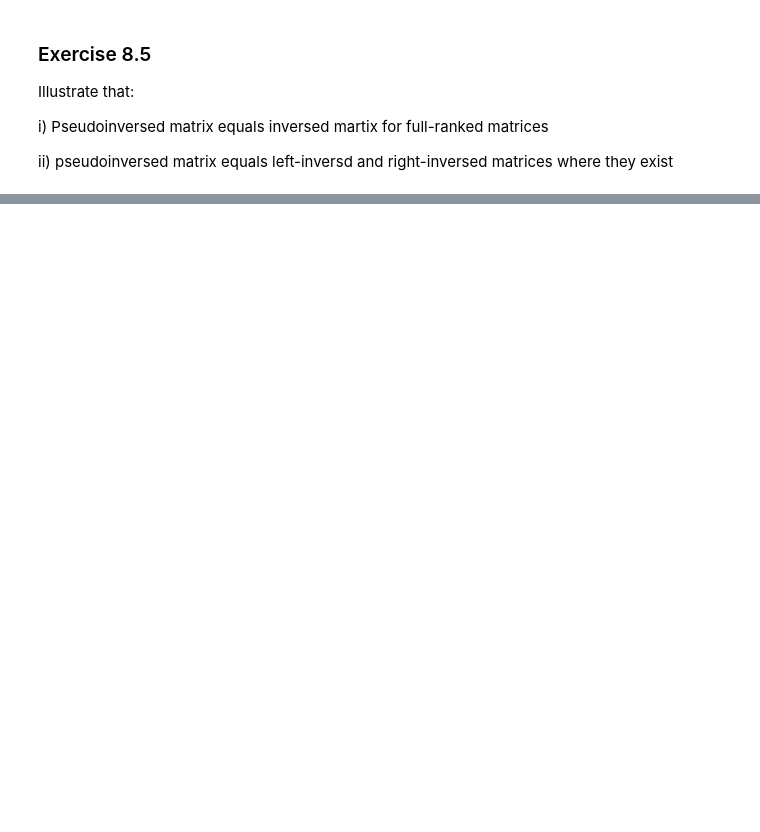
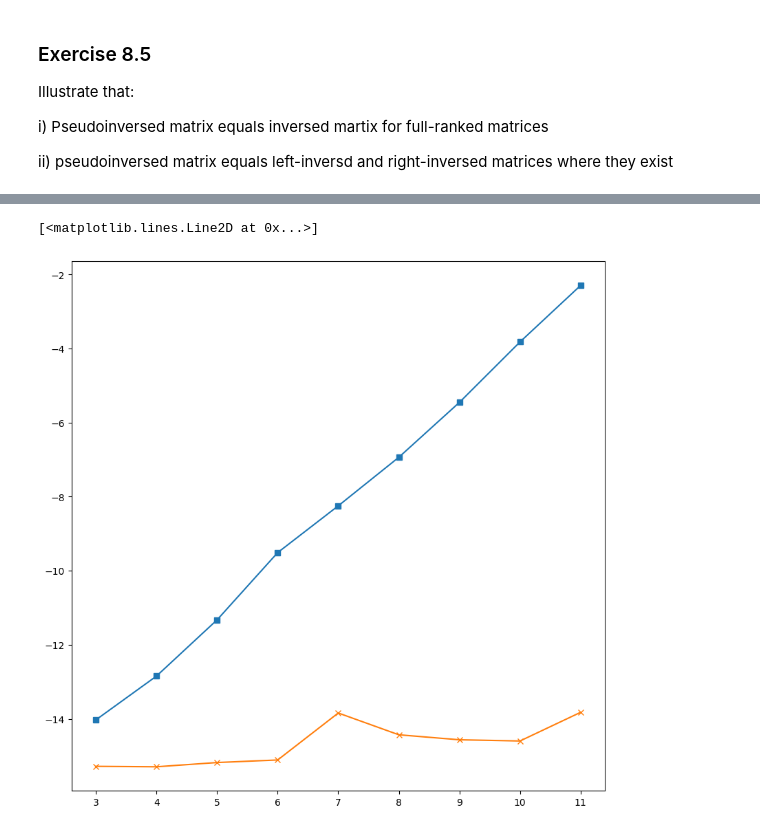
Before and after one commit to falasur/LA4DS, a Jupyter notebook: LA4DS_Ch8.ipynb, the cells around one changed output, grey strips where cells are left out. Cells and saved outputs as stored; diff of their text form; code cells hidden in the pictures; blank space fills up the shorter version.

```diff
--- a/LA4DS_Ch8.ipynb
+++ b/LA4DS_Ch8.ipynb
@@ -234,0 +286,16 @@ frobenius_distance(left_invert(A), np.linalg.pinv(A))
+# %%
+fd=[]
+
+for i in range(3,12):
+    H = hilbert(i, i)
+    R = np.random.randn(i,i)
+    G = np.linalg.inv(H)
+    S = np.linalg.inv(R)
+    fd.append([math.log(frobenius_distance(H@G, np.eye(i)), 10), math.log(frobenius_distance(R@S, np.eye(i)), 10)])
+fd = np.array(fd)
+# %%
+plt.plot(np.arange(3,12), fd[:, 0], 's-')
+plt.plot(np.arange(3,12), fd[:, 1], 'x-')
+# %% [output]
+[<matplotlib.lines.Line2D at 0x...>]
+[figure, added]
```
Also changed, not shown: parts of 24 cells of this notebook.
